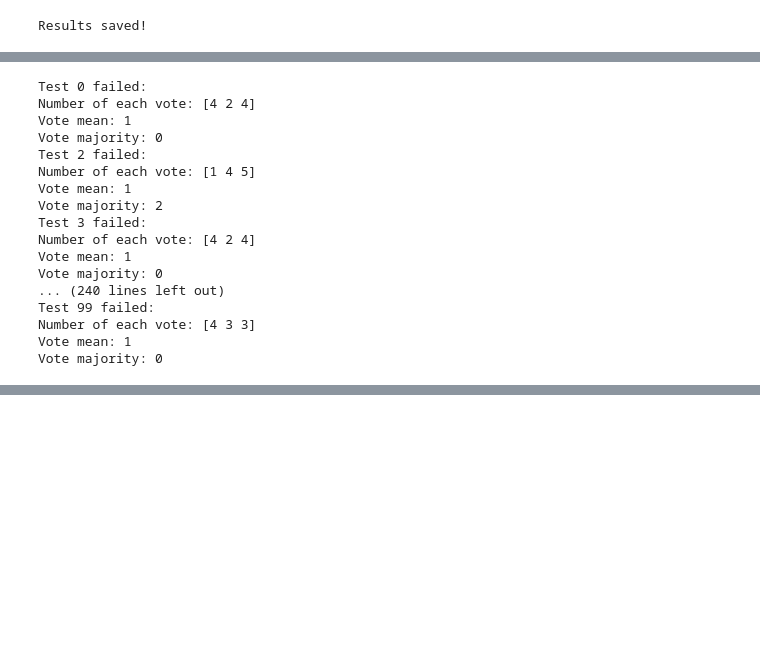
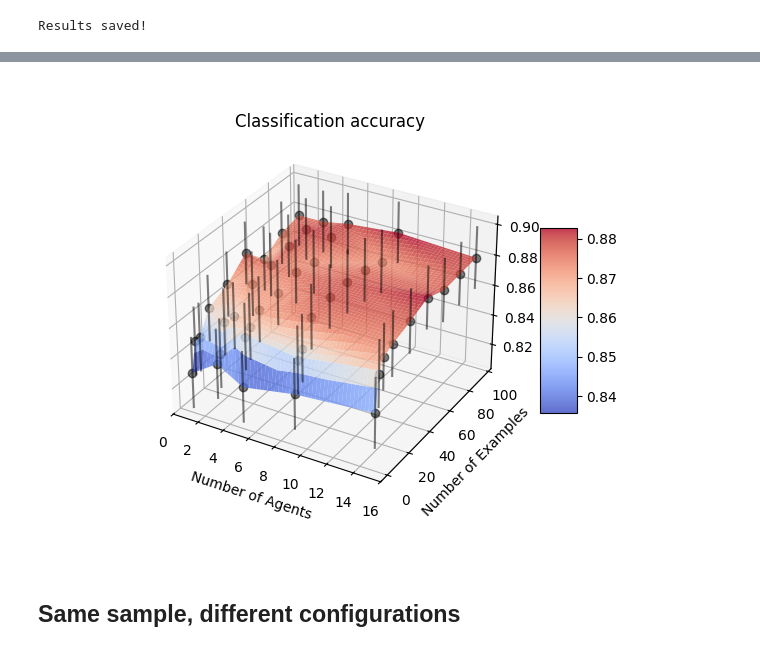
Before and after one commit to jrudoler/cis7000-multi-agent, a Jupyter notebook: main.ipynb, the cells around one changed output, grey strips where cells are left out. Cells and saved outputs as stored; diff of their text form; code cells hidden in the pictures; blank space fills up the shorter version.

```diff
--- a/main.ipynb
+++ b/main.ipynb
@@ -139,37 +120,6 @@ df_results
-# %%
-from ToM import vote_mean, vote_majority
-
-# write unit tests to check if vote functions do the same thing, voting on
-# set of [0, 1, 2]
-
-for i in range(100):
-    test_votes = np.random.randint(0, 3, size=10)
-    if vote_mean(test_votes) != vote_majority(test_votes):
-        print(f"Test {i} failed:")
-        print(f"Number of each vote: {np.bincount(test_votes)}")
-        print(f"Vote mean: {vote_mean(test_votes)}")
-        print(f"Vote majority: {vote_majority(test_votes)}")
-        continue
-# %% [output]
-Test 0 failed:
-Number of each vote: [4 2 4]
-Vote mean: 1
-Vote majority: 0
-Test 2 failed:
-Number of each vote: [1 4 5]
-Vote mean: 1
-Vote majority: 2
-Test 3 failed:
-Number of each vote: [4 2 4]
-Vote mean: 1
-Vote majority: 0
-... (240 lines left out)
-Test 99 failed:
-Number of each vote: [4 3 3]
-Vote mean: 1
-Vote majority: 0
 # %%
-vote_type = "mean"
+vote_type = "majority"
+df_results = pd.read_csv("data/grid_results_temp_0.1.csv")
 df_results["result_majority"] = df_results["vote_majority"] == df_results["label"]
 df_results["result_mean"] = df_results["vote_mean"] == df_results["label"]
 pivot_df = (
@@ -182,13 +132,6 @@ pivot_df = (
     .reset_index()
 )
 # %%
-import matplotlib.pyplot as plt
-from mpl_toolkits.mplot3d import Axes3D
-import numpy as np
-from scipy.interpolate import griddata
-# make interactive plot
-%matplotlib notebook
-
 # Assuming pivot_df is already created as shown in your code
 # pivot_df contains columns: 'n_agents', 'm_examples', 'performance', 'sem'
 
@@ -211,7 +154,7 @@ def plot_performance(pivot_df, interpolate=True, granularity=100):
         # Interpolate the performance data
         points = np.array([n_agents_grid.flatten(), m_examples_grid.flatten()]).T
         values = performance_grid.flatten()
-        performance_fine_grid = griddata(points, values, (n_agents_fine_grid, m_examples_fine_grid), method='linear')
+        performance_fine_grid = griddata(points, values, (n_agents_fine_grid, m_examples_fine_grid), method="linear")
 
         # Use the interpolated grid for plotting
         x_grid, y_grid, z_grid = n_agents_fine_grid, m_examples_fine_grid, performance_fine_grid
@@ -230,9 +173,9 @@ def plot_performance(pivot_df, interpolate=True, granularity=100):
         n_agents_grid.flatten(),
         m_examples_grid.flatten(),
         performance_grid.flatten(),
-        zerr=sem_grid.flatten(),
+        zerr=2 * sem_grid.flatten(),
         fmt="o",
-        color="r",
+        color="k",
         alpha=0.5,
     )
 
@@ -240,17 +183,18 @@ def plot_performance(pivot_df, interpolate=True, granularity=100):
     ax.set_xlabel("Number of Agents")
     ax.set_ylabel("Number of Examples")
     ax.set_zlabel("Performance")
-    ax.set_title("3D Surface Plot of Performance" + (" with Interpolation" if interpolate else ""))
+    ax.set_title("Classification accuracy")
 
     # reverse the y axis
-    ax.invert_xaxis()
+    # ax.invert_xaxis()
 
     # Add a color bar which maps values to colors
     fig.colorbar(surf, ax=ax, shrink=0.5, aspect=5)
 
+    plt.show()
     return fig
+
 
 # Example usage:
 fig = plot_performance(pivot_df, interpolate=True, granularity=200)
-# plot_performance(pivot_df, interpolate=False)
 # %% [output]
@@ -258,0 +201 @@ fig = plot_performance(pivot_df, interpolate=True, granularity=200)
+[figure, added]
@@ -258,0 +204,2 @@ fig = plot_performance(pivot_df, interpolate=True, granularity=200)
+# %% [markdown]
+## Same sample, different configurations
```
Also changed, not shown: parts of 9 cells of this notebook, 13 other files.
